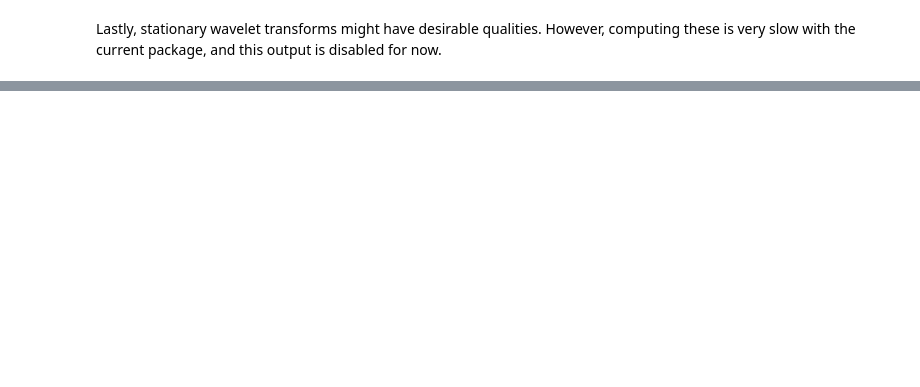
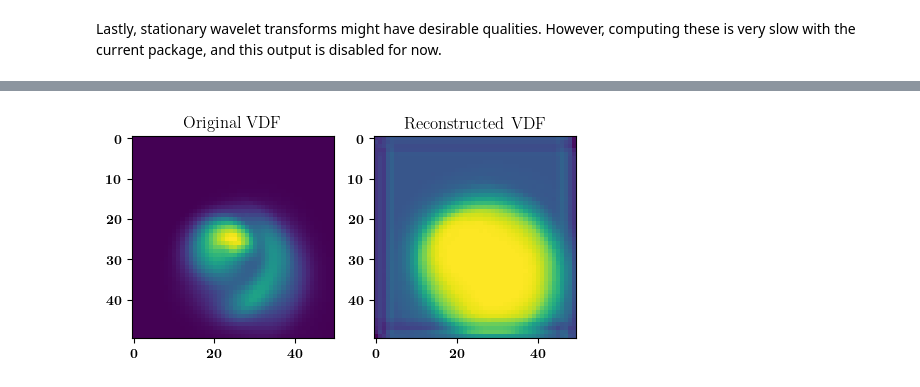
Before and after one commit to juhanikataja/asterix, a Jupyter notebook: Inno4Scale.ipynb, the cells around one changed output, grey strips where cells are left out. Saved outputs shown, nothing was run; the diff lists cells and outputs as text; code cells hidden in the pictures; blank space fills up the shorter version.

```diff
--- a/Inno4Scale.ipynb
+++ b/Inno4Scale.ipynb
@@ -730,0 +1348,11 @@ Prototype to merged to repository! This approach involves a different approach o
+# %%
+# Util for Tensorboard plotting in color
+def prep_fig(img):
+    fig, ax = plt.subplots()
+    im = ax.imshow(img, interpolation='none')
+    #plt.colorbar(im, ax=ax)
+
+    fig.canvas.draw()
+    plt.close()
+
+    return fig
@@ -730,0 +1434,17 @@ Prototype to merged to repository! This approach involves a different approach o
+# %%
+rec_vdf = out["x_recon"].squeeze(0).squeeze(0).detach().numpy()
+rec_vdf_rescaled = (rec_vdf*(np.amax(input_array) - np.amin(input_array))) + np.amin(input_array)
+
+fig, axes = plt.subplots(nrows=1, ncols=2, figsize=(5, 3))
+axes[0].imshow(vdf[:,:,25])
+axes[0].set_title("Original VDF")
+axes[1].imshow(rec_vdf_rescaled[:,:,25])
+axes[1].set_title("Reconstructed VDF")
+fig.tight_layout()
+plt.show()
+
+## The random initialization of the cluster centroids in the embedding space,
+## can cause very different performance, e.g. when using the same input to train
+## (since in this case we train using a single VDF, we will expand during the next phase of the project).
+# %% [output]
+[figure, added]
```
Also changed, not shown: parts of 23 cells of this notebook.
